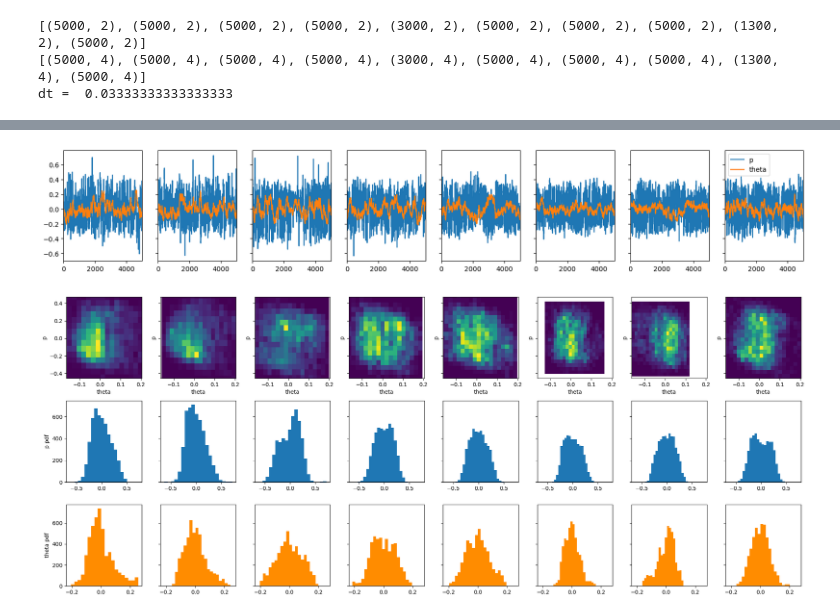
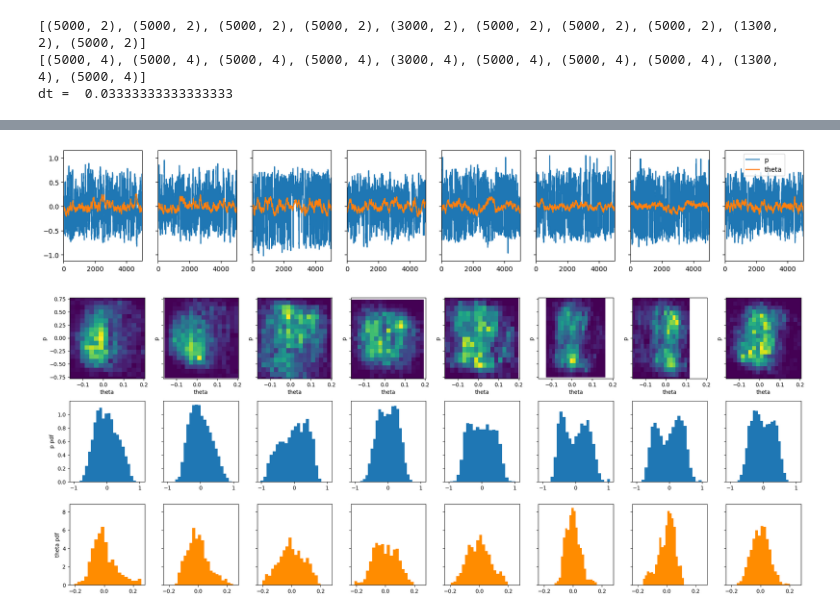
Before and after one commit to Irene-Li/ActivePoly, a Jupyter notebook: inference_measurement.ipynb, the cells around one changed output, grey strips where cells are left out. Cells and saved outputs as stored; diff of their text form; code cells hidden in the pictures.

```diff
--- a/inference_measurement.ipynb
+++ b/inference_measurement.ipynb
@@ -252,12 +252,5 @@ print('dt = ', dt)
 [(5000, 4), (5000, 4), (5000, 4), (5000, 4), (3000, 4), (5000, 4), (5000, 4), (5000, 4), (1300, 4), (5000, 4)]
 dt =  0.03333333333333333
 # %%
-p = pol_trajs[0]
-plt.plot(p[:, 2])
-plt.plot(np.mean(p[:, 1:4], axis=-1))
-plt.show()
-
-print(np.mean(p[:, 1:4]))
-print(np.mean(p[:, 1]))
-print(np.mean(p[:, 3]))
-print(np.mean(p[:, 2]))
+p = pol_trajs[2]
+theta = theta_trajs[2][:, 1]/180*np.pi
@@ -271,12 +257,12 @@ print(np.mean(p[:, 2]))
 # %%
 f1 = lambda x: (x[:, 1])/180*np.pi - np.mean(x[:, 1])/180*np.pi
-f2 = lambda x: np.mean(np.sin(x[:, 1:]), axis=1) - np.mean(np.sin(x[:, 1:]))
+f2 = lambda x: np.mean(x[:, 1:], axis=1) - np.mean(x[:, 1:])
 f3 = lambda x: x[:, 2] - np.mean(x[:, 2])
-data = [np.stack([f1(theta), f2(p)]) for (theta, p) in zip(theta_trajs, pol_trajs)]
+data = [np.stack([f1(theta), f3(p)]) for (theta, p) in zip(theta_trajs, pol_trajs)]
 show([d for d in data if len(d[0]) == 5000])
 # %% [output]
-[figure, old version]
+[figure, new version]
 # %%
 plot_dist([d for d in data if len(d[0]) == 5000])
 # %% [output]
-[figure, old version]
+[figure, new version]
```
Also changed, not shown: parts of 18 cells of this notebook, 44 other files.
